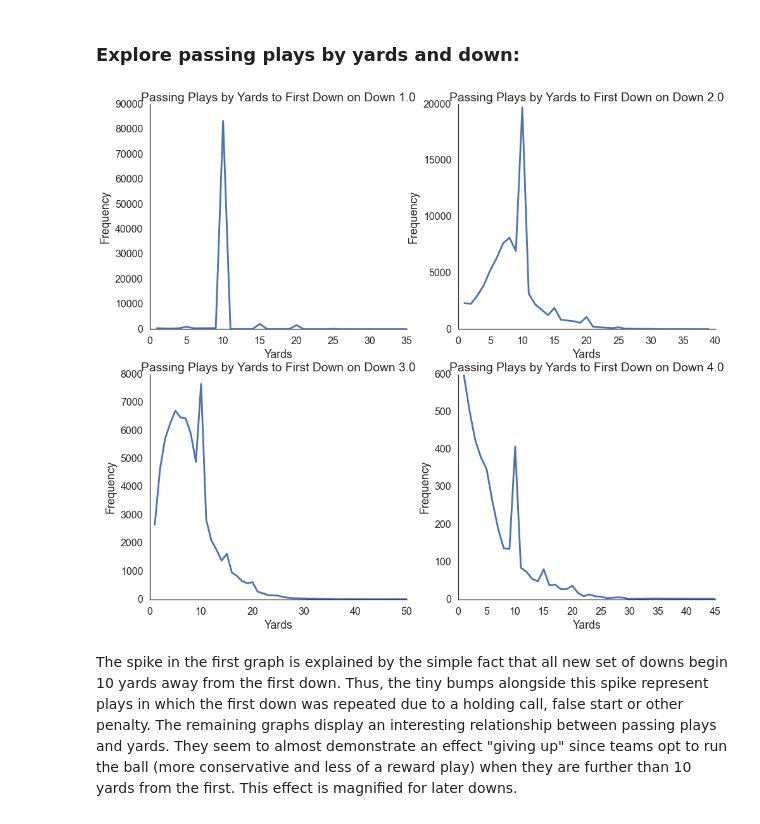
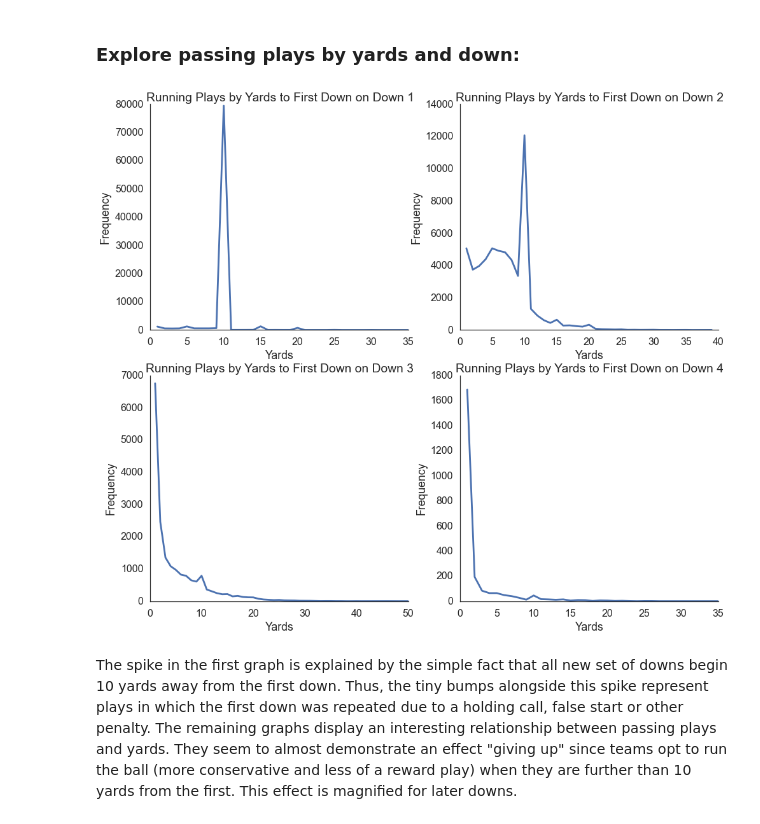
Before and after one commit to mdgoldberg/playprediction, a Jupyter notebook: Some EDA.ipynb, the cells around one changed output. Cells and saved outputs as stored; diff of their text form; code cells hidden in the pictures.

```diff
--- a/Some EDA.ipynb
+++ b/Some EDA.ipynb
@@ -22,8 +22,10 @@ import time
 First, we read in our data for all the pass and run plays for the 2003-2014 seasons and reset the DataFrame's index.
 # %%
 # reupload all data to have as one dataset again
-df = pd.concat([pd.read_csv('0204plays.csv'),pd.read_csv('0507plays.csv'),pd.read_csv('0810plays.csv'),pd.read_csv('1114plays.csv')])
-df = df.reset_index(drop=True)
+completedf1 = pd.concat([pd.read_csv('0204plays.csv'),pd.read_csv('0507plays.csv'),pd.read_csv('0810plays.csv'),pd.read_csv('1114plays.csv')])
+
+#(remove 2002, because it has served it's purpose of creating 2003 priors)
+df = completedf1[completedf1['year']>2002].reset_index(drop=True)
 # %%
 df.shape
 # %% [output]
@@ -222,33 +224,37 @@ It's interesting that throughout the pass progression that there are large spike
 # %% [markdown]
 ### Explore passing plays by yards and down:
 # %%
-#code for configuring charts
+# code for creating variables for necessary plots
+titlesr = []
 titlesy = []
 titlesp = []
 xs = []
+rs = []
 ys = []
 ps = []
-for d,df in df.groupby('down'):
+for d,df1 in df.groupby('down'):
+    titlesr.append('Running Plays by Yards to First Down on Down ' + str(d))
     titlesy.append('Passing Plays by Yards to First Down on Down ' + str(d))
     titlesp.append('Passing % by Yards to First Down on Down ' + str(d))
-    yds = sorted(df.yds_to_go.unique())
+    yds = sorted(df1.yds_to_go.unique())
     xs.append(yds)
-    ys.append([int(df[df.yds_to_go==y]['RESP'].sum()) for y in yds])
-    ps.append([df[df.yds_to_go==y]['RESP'].mean()*100.0 for y in yds])
+    rs.append([int(df1[df1.yds_to_go==y]['isRun'].sum()) for y in yds])
+    ys.append([int(df1[df1.yds_to_go==y]['RESP'].sum()) for y in yds])
+    ps.append([df1[df1.yds_to_go==y]['RESP'].mean()*100.0 for y in yds])
 # %%
-# create subplots for bar charts of passing % and passing plays on each down, by yards to go to first down
+# create subplots for bar charts of number of running plays on each down, by yards to go to first down
 f, axarr = plt.subplots(2, 2, figsize=(16,14))
 axes = axarr[0].tolist()
 axes.extend(axarr[1].tolist())
 
 for i in xrange(4):
-    axes[i].plot(xs[i], ys[i])
-    axes[i].set_title(titlesy[i])
+    axes[i].plot(xs[i], rs[i])
+    axes[i].set_title(titlesr[i])
     axes[i].set_ylabel("Frequency")
     axes[i].set_xlabel("Yards")
     axes[i].grid(False)
     sns.despine()
 # %% [output]
-[figure, old version]
+[figure, new version]
 # %% [markdown]
 The spike in the first graph is explained by the simple fact that all new set of downs begin 10 yards away from the first down. Thus, the tiny bumps alongside this spike represent plays in which the first down was repeated due to a holding call, false start or other penalty. The remaining graphs display an interesting relationship between passing plays and yards. They seem to almost demonstrate an effect "giving up" since teams opt to run the ball (more conservative and less of a reward play) when they are further than 10 yards from the first. This effect is magnified for later downs.
```
Also changed, not shown: parts of 10 cells of this notebook, 4 other files.
